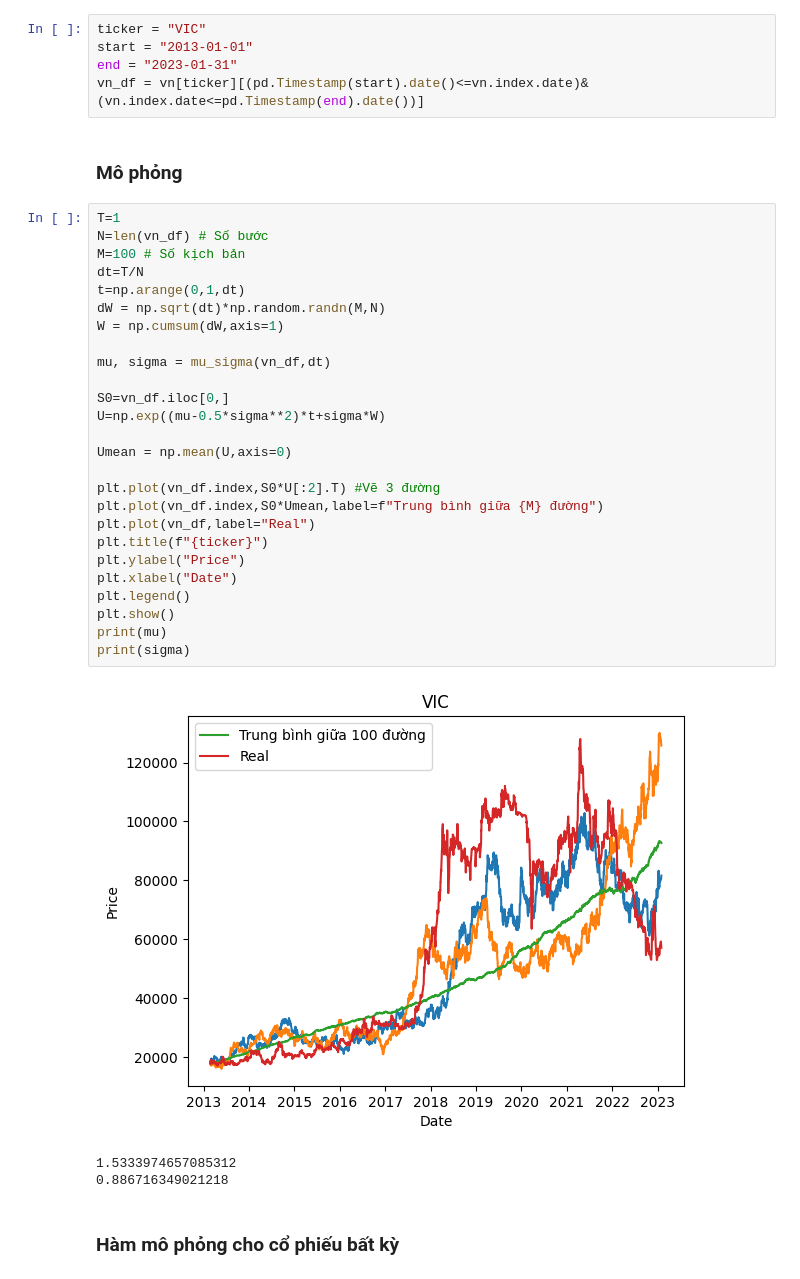
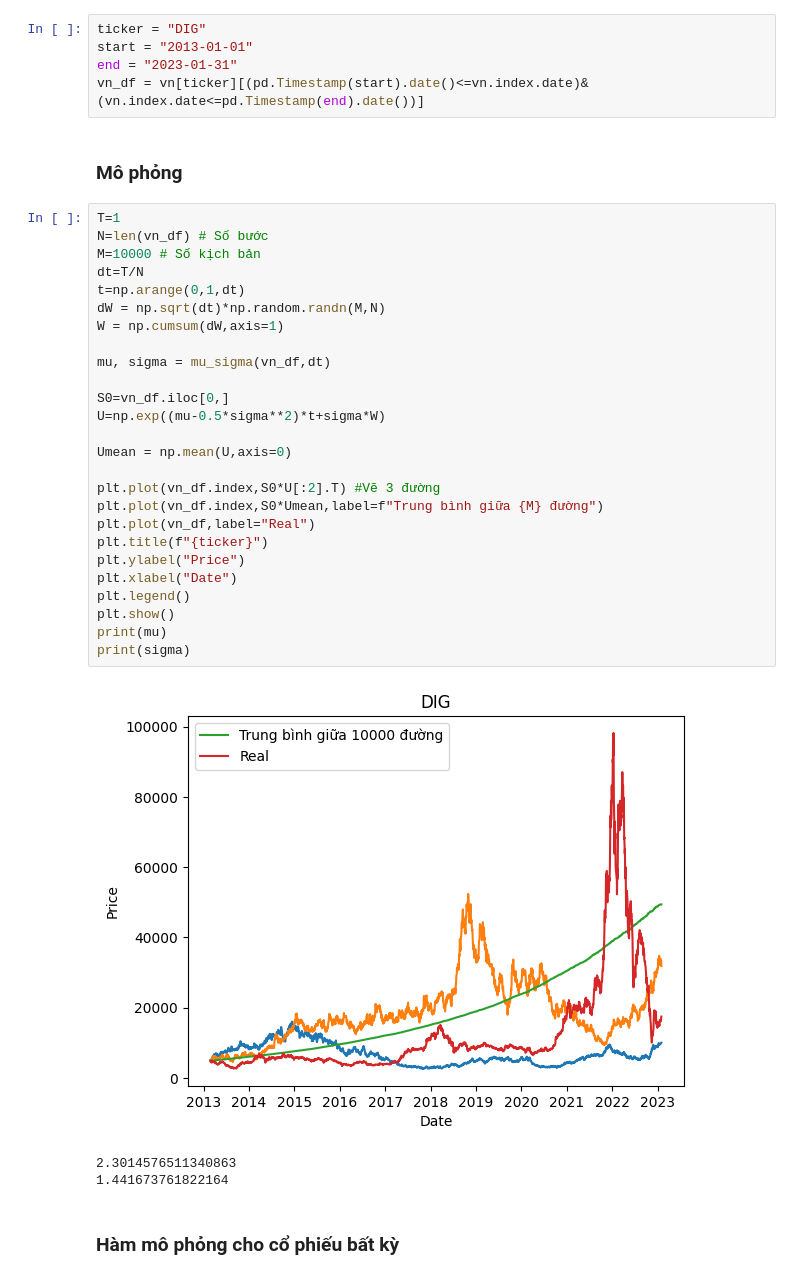
Before and after one commit to khanhtrinh2003/Financial-mathematics, a Jupyter notebook: mo_phong_tren_lop.ipynb, the cells around one changed output. Drawn from its saved outputs; the diff is of its cells as text.

```diff
--- a/mo_phong_tren_lop.ipynb
+++ b/mo_phong_tren_lop.ipynb
@@ -81,7 +81,7 @@ def mu_sigma(df,dt):
     sigma = np.sqrt(df.pct_change().var()/dt)
     return mu, sigma
 # %%
-ticker = "VIC"
+ticker = "DIG"
 start = "2013-01-01"
 end = "2023-01-31"
 vn_df = vn[ticker][(pd.Timestamp(start).date()<=vn.index.date)&(vn.index.date<=pd.Timestamp(end).date())]
@@ -90,33 +90,33 @@ vn_df = vn[ticker][(pd.Timestamp(start).date()<=vn.index.date)&(vn.index.date<=p
 # %%
 T=1
 N=len(vn_df) # Số bước
-M=100 # Số kịch bản
+M=10000 # Số kịch bản
 dt=T/N
 t=np.arange(0,1,dt)
 dW = np.sqrt(dt)*np.random.randn(M,N)
 W = np.cumsum(dW,axis=1)
 
 mu, sigma = mu_sigma(vn_df,dt)
 
 S0=vn_df.iloc[0,]
 U=np.exp((mu-0.5*sigma**2)*t+sigma*W)
 
 Umean = np.mean(U,axis=0)
 
 plt.plot(vn_df.index,S0*U[:2].T) #Vẽ 3 đường
 plt.plot(vn_df.index,S0*Umean,label=f"Trung bình giữa {M} đường")
 plt.plot(vn_df,label="Real")
 plt.title(f"{ticker}")
 plt.ylabel("Price")
 plt.xlabel("Date")
 plt.legend()
 plt.show()
 print(mu)
 print(sigma)
 # %% [output]
-[figure, old version]
+[figure, new version]
-1.5333974657085312
-0.886716349021218
+2.3014576511340863
+1.441673761822164
 # %% [markdown]
 ### Hàm mô phỏng cho cổ phiếu bất kỳ
 # %%
```
